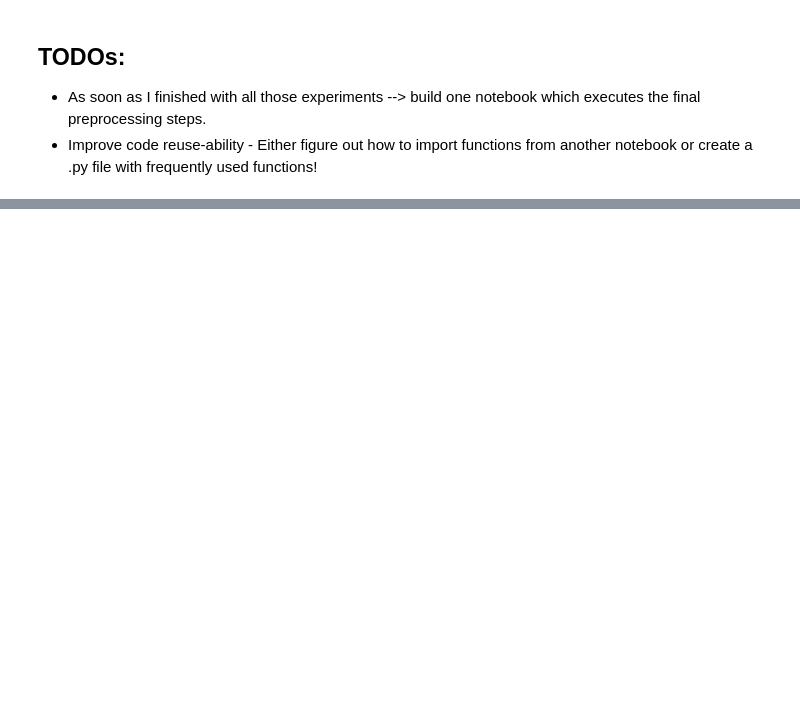
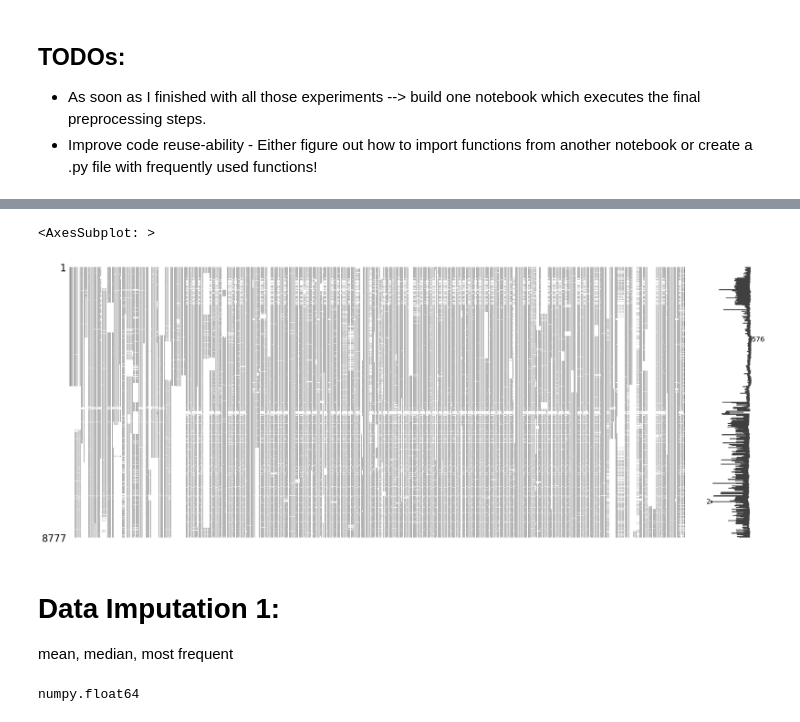
Before and after one commit to elsandner/Master_Project, a Jupyter notebook: NDBC Buoy Data/NaN_imputation.ipynb, the cells around one changed output, grey strips where cells are left out. Saved outputs shown, nothing was run; the diff lists cells and outputs as text; code cells hidden in the pictures; blank space fills up the shorter version.

Commit message:
added NaN imputation, msno_bar for july

```diff
--- a/NDBC Buoy Data/NaN_imputation.ipynb
+++ b/NDBC Buoy Data/NaN_imputation.ipynb
@@ -40,0 +81,12 @@ df = datawig.SimpleImputer.complete(data)
+# %%
+msno.matrix(data)
+# %% [output]
+<AxesSubplot: >
+[figure, added]
+# %% [markdown]
+# Data Imputation 1:
+mean, median, most frequent
+# %%
+type(data["WVHT_41117"][6202])
+# %% [output]
+numpy.float64
```
Also changed, not shown: parts of 20 cells of this notebook, 4 other files.
